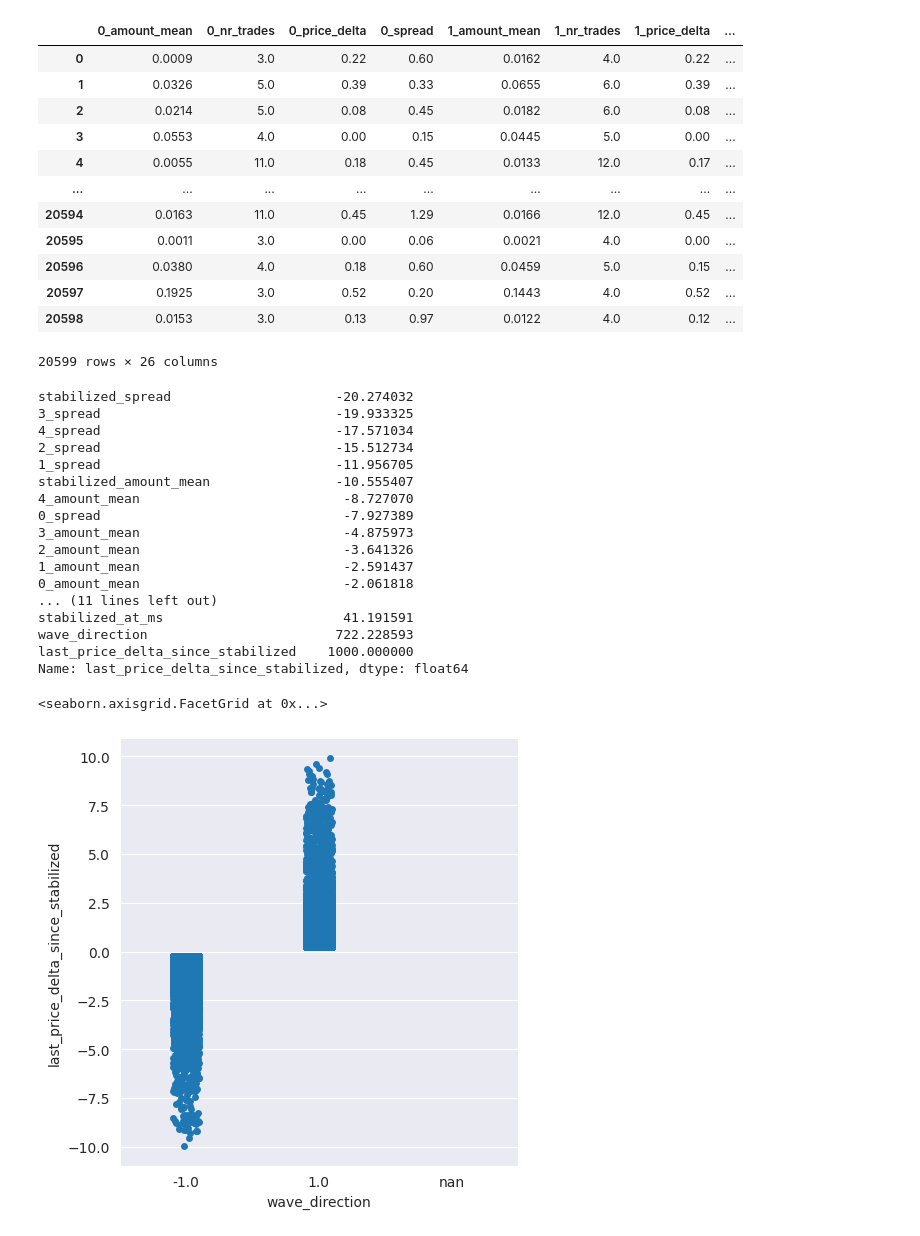
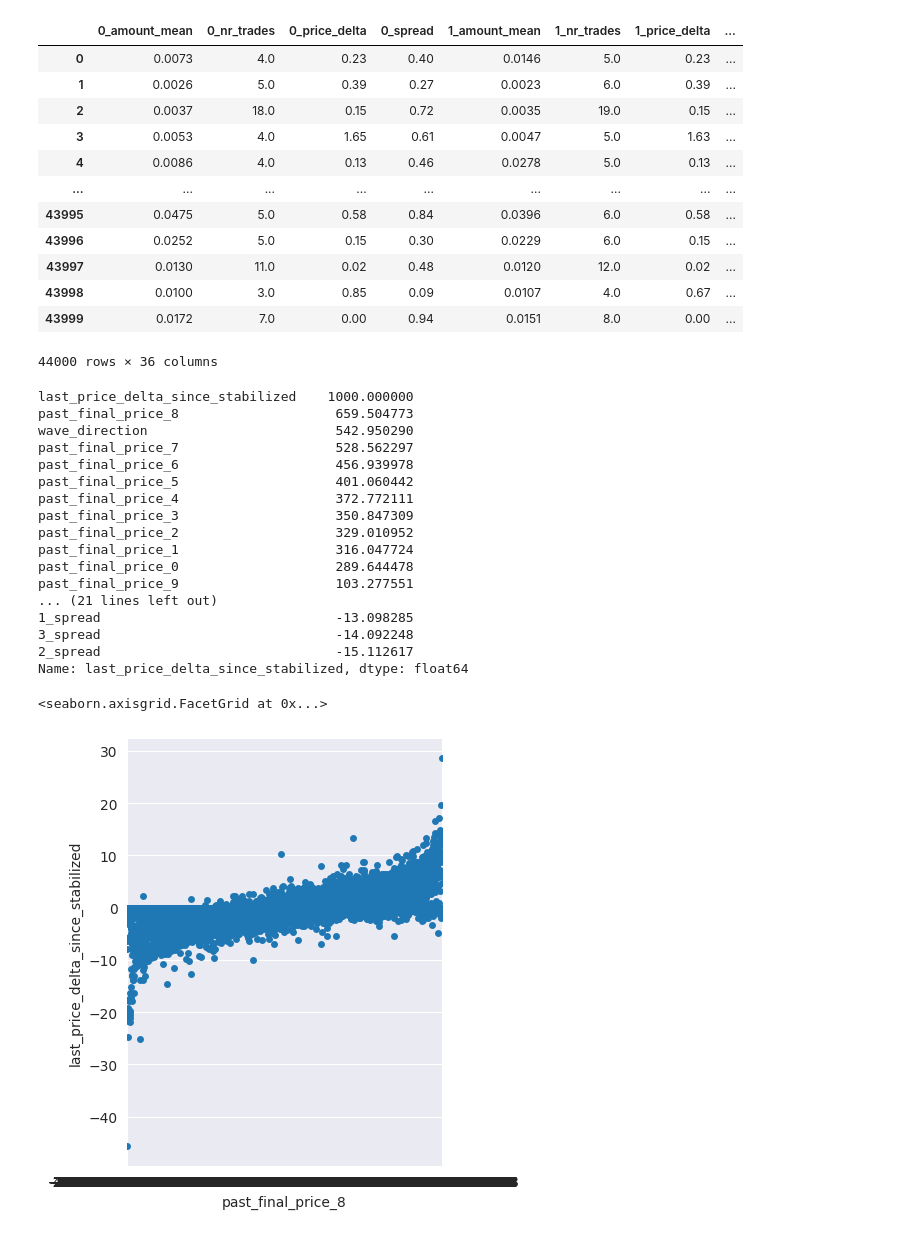
Before and after one commit to kjozsa/spreadsurfer, a Jupyter notebook: analyze.ipynb, the cells around one changed output. Cells and saved outputs as stored; diff of their text form; code cells hidden in the pictures.

```diff
--- a/analyze.ipynb
+++ b/analyze.ipynb
@@ -1,73 +1,73 @@
 # %%
 import pandas as pd
 import seaborn as sns
 
 df = pd.read_parquet('./data/')
 df.loc[df['wave_direction'] == 'min', 'wave_direction'] = 1
 df.loc[df['wave_direction'] == 'max', 'wave_direction'] = -1
 df = df.astype({"wave_direction": 'float64'})
 
 # df = df[abs(df['last_price_delta_since_stabilized']) > 1]
 # df = df[abs(df['last_price_delta_since_stabilized']) < 8]
 
-df = df[abs(df['last_price_delta_since_stabilized']) < 10]
-df = df[abs(df['last_price_delta_since_stabilized']) > 0.2]
-df = df[df['stabilized_spread'] < 10] # nem tul nagy spread
-df = df[df['stabilized_amount_mean'] < 0.4]  # nem tul nagy tradek
-df = df[df['stabilized_nr_trades'] < 300]  # nem tul sok trade
+# df = df[abs(df['last_price_delta_since_stabilized']) < 10]
+# df = df[abs(df['last_price_delta_since_stabilized']) > 0.2]
+# df = df[df['stabilized_spread'] < 10] # nem tul nagy spread
+# df = df[df['stabilized_amount_mean'] < 0.4]  # nem tul nagy tradek
+# df = df[df['stabilized_nr_trades'] < 300]  # nem tul sok trade
 
 # for col in df.columns:
 #     if 'nr_trades' in col or 'price_delta' in col and not col.startswith('last'):
 #         df.drop(col, axis=1, inplace=True)
 # df.drop('wave_direction', axis=1, inplace=True)
 
-df = df[df['0_price_delta'] < 4]
+# df = df[df['0_price_delta'] < 4]
 
 df.reset_index(drop=True, inplace=True)
 df
 # %% [output]
 |  | 0_amount_mean | 0_nr_trades | 0_price_delta | 0_spread | 1_amount_mean | 1_nr_trades | 1_price_delta | ... |
-| 0 | 0.0009 | 3.0 | 0.22 | 0.60 | 0.0162 | 4.0 | 0.22 | ... |
-| 1 | 0.0326 | 5.0 | 0.39 | 0.33 | 0.0655 | 6.0 | 0.39 | ... |
-| 2 | 0.0214 | 5.0 | 0.08 | 0.45 | 0.0182 | 6.0 | 0.08 | ... |
-| 3 | 0.0553 | 4.0 | 0.00 | 0.15 | 0.0445 | 5.0 | 0.00 | ... |
-| 4 | 0.0055 | 11.0 | 0.18 | 0.45 | 0.0133 | 12.0 | 0.17 | ... |
+| 0 | 0.0073 | 4.0 | 0.23 | 0.40 | 0.0146 | 5.0 | 0.23 | ... |
+| 1 | 0.0026 | 5.0 | 0.39 | 0.27 | 0.0023 | 6.0 | 0.39 | ... |
+| 2 | 0.0037 | 18.0 | 0.15 | 0.72 | 0.0035 | 19.0 | 0.15 | ... |
+| 3 | 0.0053 | 4.0 | 1.65 | 0.61 | 0.0047 | 5.0 | 1.63 | ... |
+| 4 | 0.0086 | 4.0 | 0.13 | 0.46 | 0.0278 | 5.0 | 0.13 | ... |
 | ... | ... | ... | ... | ... | ... | ... | ... | ... |
-| 20594 | 0.0163 | 11.0 | 0.45 | 1.29 | 0.0166 | 12.0 | 0.45 | ... |
-| 20595 | 0.0011 | 3.0 | 0.00 | 0.06 | 0.0021 | 4.0 | 0.00 | ... |
-| 20596 | 0.0380 | 4.0 | 0.18 | 0.60 | 0.0459 | 5.0 | 0.15 | ... |
-| 20597 | 0.1925 | 3.0 | 0.52 | 0.20 | 0.1443 | 4.0 | 0.52 | ... |
-| 20598 | 0.0153 | 3.0 | 0.13 | 0.97 | 0.0122 | 4.0 | 0.12 | ... |
+| 43995 | 0.0475 | 5.0 | 0.58 | 0.84 | 0.0396 | 6.0 | 0.58 | ... |
+| 43996 | 0.0252 | 5.0 | 0.15 | 0.30 | 0.0229 | 6.0 | 0.15 | ... |
+| 43997 | 0.0130 | 11.0 | 0.02 | 0.48 | 0.0120 | 12.0 | 0.02 | ... |
+| 43998 | 0.0100 | 3.0 | 0.85 | 0.09 | 0.0107 | 4.0 | 0.67 | ... |
+| 43999 | 0.0172 | 7.0 | 0.00 | 0.94 | 0.0151 | 8.0 | 0.00 | ... |
-20599 rows × 26 columns
+44000 rows × 36 columns
 # %%
 # sns.scatterplot(x=df['4_nr_trades'], y=abs(df.last_price_delta_since_stabilized))
 
 a = df.corr().last_price_delta_since_stabilized * 1000
-a.sort_values(axis=0)
+a.sort_values(axis=0, ascending=False)
 # %% [output]
-stabilized_spread                     -20.274032
-3_spread                              -19.933325
-4_spread                              -17.571034
-2_spread                              -15.512734
-1_spread                              -11.956705
-stabilized_amount_mean                -10.555407
-4_amount_mean                          -8.727070
-0_spread                               -7.927389
-3_amount_mean                          -4.875973
-2_amount_mean                          -3.641326
-1_amount_mean                          -2.591437
-0_amount_mean                          -2.061818
-... (11 lines left out)
-stabilized_at_ms                       41.191591
-wave_direction                        722.228593
 last_price_delta_since_stabilized    1000.000000
+past_final_price_8                    659.504773
+wave_direction                        542.950290
+past_final_price_7                    528.562297
+past_final_price_6                    456.939978
+past_final_price_5                    401.060442
+past_final_price_4                    372.772111
+past_final_price_3                    350.847309
+past_final_price_2                    329.010952
+past_final_price_1                    316.047724
+past_final_price_0                    289.644478
+past_final_price_9                    103.277551
+... (21 lines left out)
+1_spread                              -13.098285
+3_spread                              -14.092248
+2_spread                              -15.112617
 Name: last_price_delta_since_stabilized, dtype: float64
 # %%
 # df.wave_direction.mean()
-sns.catplot(x=df.wave_direction, y=df.last_price_delta_since_stabilized)
+sns.catplot(x=df.past_final_price_8, y=df.last_price_delta_since_stabilized)
 # %% [output]
 <seaborn.axisgrid.FacetGrid at 0x...>
-[figure, old version]
+[figure, new version]
 # %%
 sns.displot(y=df.last_price_delta_since_stabilized, x=df.stabilized_spread)
 # %% [output]
```
Also changed, not shown: parts of 2 cells of this notebook, 4 other files.
